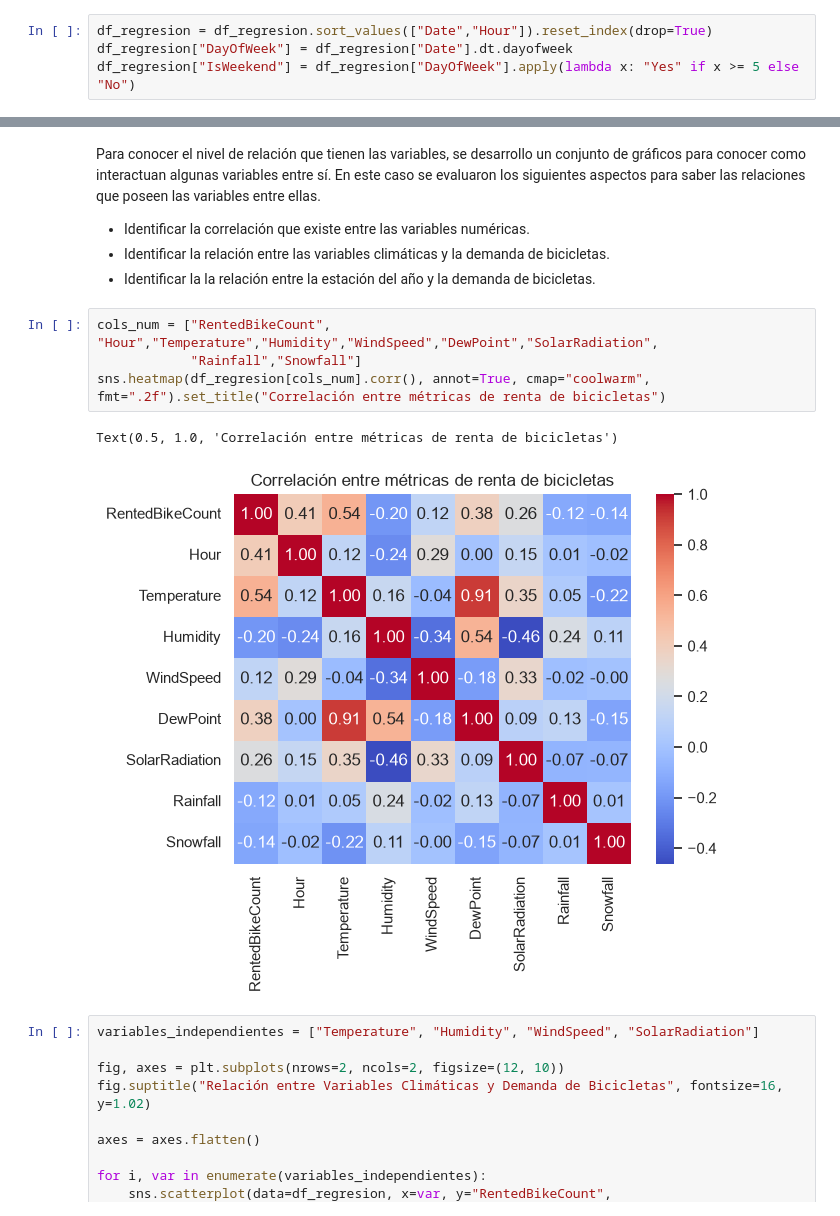
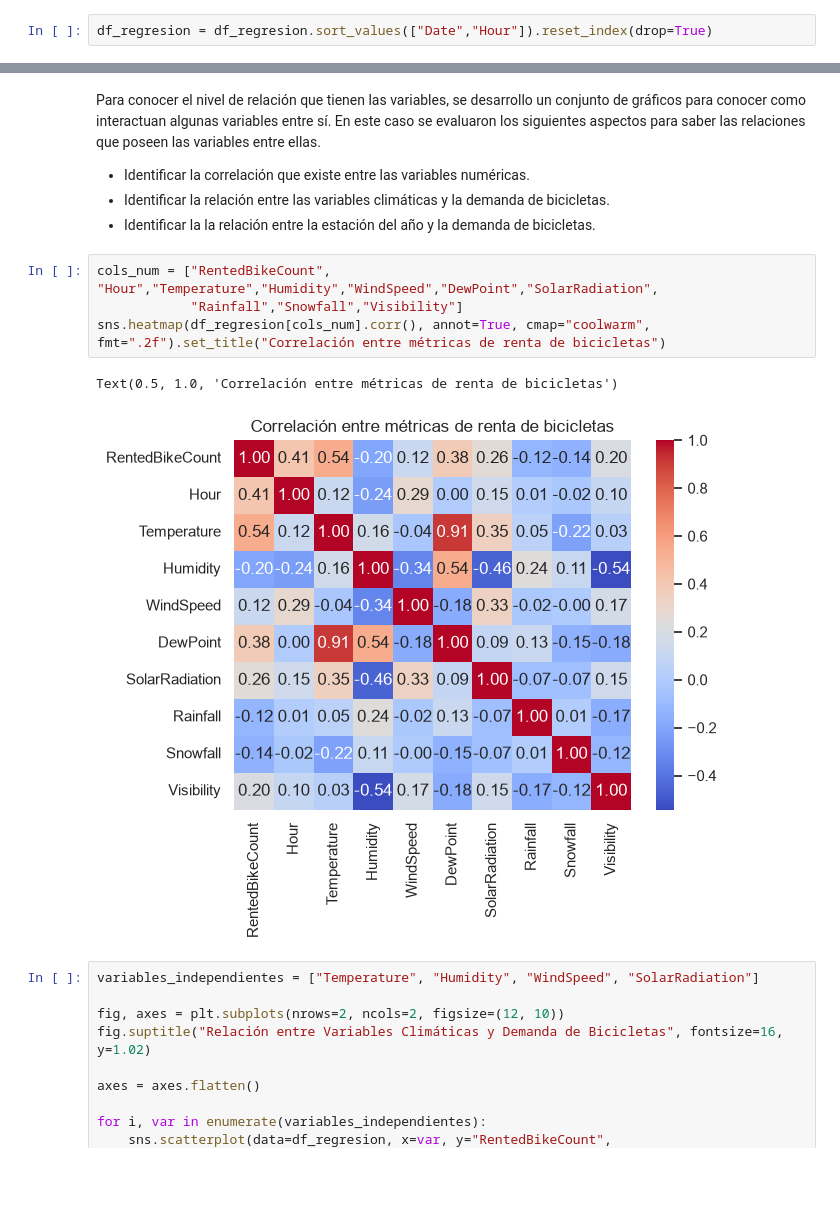
Before and after one commit to ByJuanRod/Actividad-Evaluativa, a Jupyter notebook: modelos_predictivos.ipynb, the cells around one changed output, grey strips where cells are left out. Cells and saved outputs as stored; diff of their text form; blank space fills up the shorter version.

```diff
--- a/modelos_predictivos.ipynb
+++ b/modelos_predictivos.ipynb
@@ -926,7 +916,5 @@ Antes de construir los modelos de regresión es necesario preparar la estructura
 # %%
 df_regresion = df_regresion.sort_values(["Date","Hour"]).reset_index(drop=True)
-df_regresion["DayOfWeek"] = df_regresion["Date"].dt.dayofweek
-df_regresion["IsWeekend"] = df_regresion["DayOfWeek"].apply(lambda x: "Yes" if x >= 5 else "No")
 # %% [markdown]
 <b>Consideraciones de Análisis de Calidad de los Datos</b>
 <ul>
@@ -1157,11 +1148,11 @@ Para conocer el nivel de relación que tienen las variables, se desarrollo un co
 </ul>
 # %%
 cols_num = ["RentedBikeCount", "Hour","Temperature","Humidity","WindSpeed","DewPoint","SolarRadiation",
-            "Rainfall","Snowfall"]
+            "Rainfall","Snowfall","Visibility"]
 sns.heatmap(df_regresion[cols_num].corr(), annot=True, cmap="coolwarm", fmt=".2f").set_title("Correlación entre métricas de renta de bicicletas")
 # %% [output]
 Text(0.5, 1.0, 'Correlación entre métricas de renta de bicicletas')
-[figure, old version]
+[figure, new version]
 # %%
 variables_independientes = ["Temperature", "Humidity", "WindSpeed", "SolarRadiation"]
 
```
Also changed, not shown: parts of 65 cells of this notebook.
